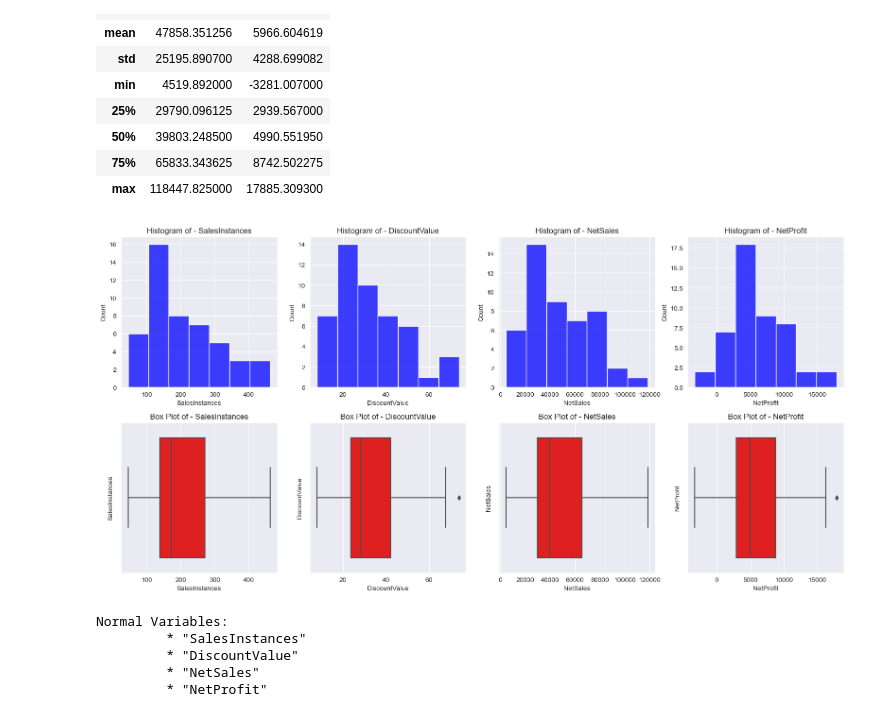
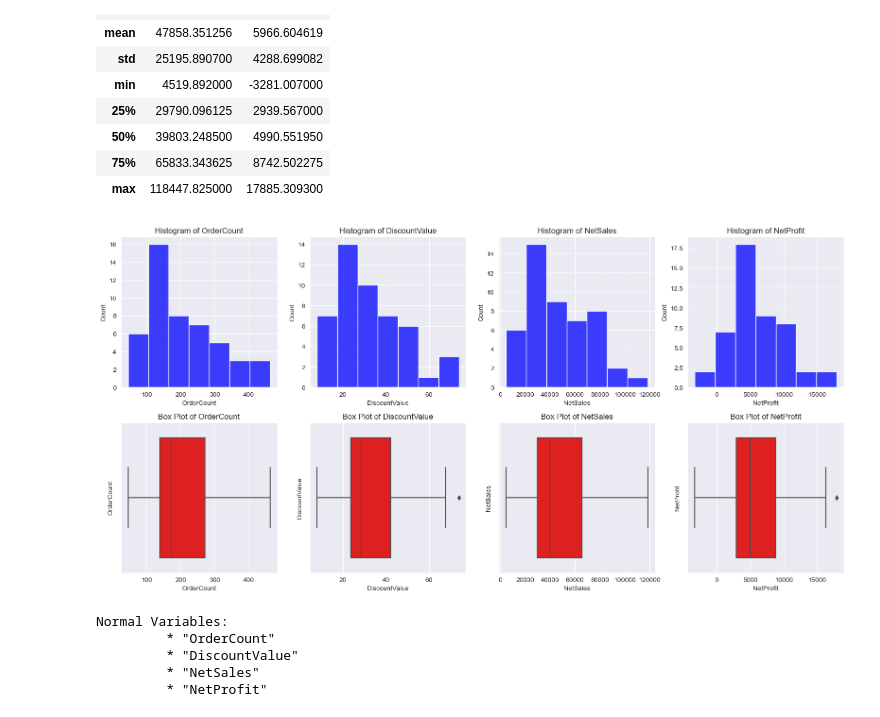
Before and after one commit to Road2Data/P4-Superstore-Sales, a Jupyter notebook: analysis.ipynb, the cells around one changed output. Saved outputs shown, nothing was run; the diff lists cells and outputs as text; code cells hidden in the pictures.

```diff
--- a/analysis.ipynb
+++ b/analysis.ipynb
@@ -25,7 +28,7 @@ with open("authInfo.txt") as file:
     id = file.read()
 
 # Create SQLAlchemy engine obj to act as conn
-url = "mysql://{}@localhost/superstore".format(id)
+url = "mysql://{}/superstore".format(id)
 engine = create_engine(url)
 # %% [markdown]
 ### II. Monthly Analysis
@@ -62,37 +64,37 @@ monthly_df[["NetSales", "NetProfit"]].describe()
 | 75% | 65833.343625 | 8742.502275 |
 | max | 118447.825000 | 17885.309300 |
 # %%
-cols = ['SalesInstances', 'DiscountValue', 'NetSales', 'NetProfit']
+monthly_cols = ['OrderCount', 'DiscountValue', 'NetSales', 'NetProfit']
 
 # Create 2 x 4 subplots
 fig, axes = plt.subplots(2, 4, figsize=(16, 8))
 
 # Create histograms in the first row
-for i, col in enumerate(cols):
+for i, col in enumerate(monthly_cols):
     sns.histplot(monthly_df[col], ax=axes[0, i], color='blue')
-    axes[0, i].set_title(f'Histogram of - {col}')
+    axes[0, i].set_title(f'Histogram of {col}')
     axes[0, i].set_xlabel(col)
 
 # Create box plots in the second row
-for i, col in enumerate(cols):
+for i, col in enumerate(monthly_cols):
     sns.boxplot(data=monthly_df, x=col, ax=axes[1, i], color='red')
-    axes[1, i].set_title(f'Box Plot of - {col}')
+    axes[1, i].set_title(f'Box Plot of {col}')
     axes[1, i].set_ylabel(col)
 
 plt.tight_layout()
 plt.show()
 # %% [output]
-[figure, old version]
+[figure, new version]
 # %%
 # Shapiro-Wilk test for normality of the variables within monthly_df
 print("Normal Variables:")
-for label in cols:
+for label in monthly_cols:
     _, p = st.shapiro(monthly_df["NetProfit"])
     if p > .05:
         print('\t * "{}"'.format(label))
 # %% [output]
 Normal Variables:
-         * "SalesInstances"
+         * "OrderCount"
          * "DiscountValue"
          * "NetSales"
          * "NetProfit"
```
Also changed, not shown: parts of 7 cells of this notebook, 3 other files.
